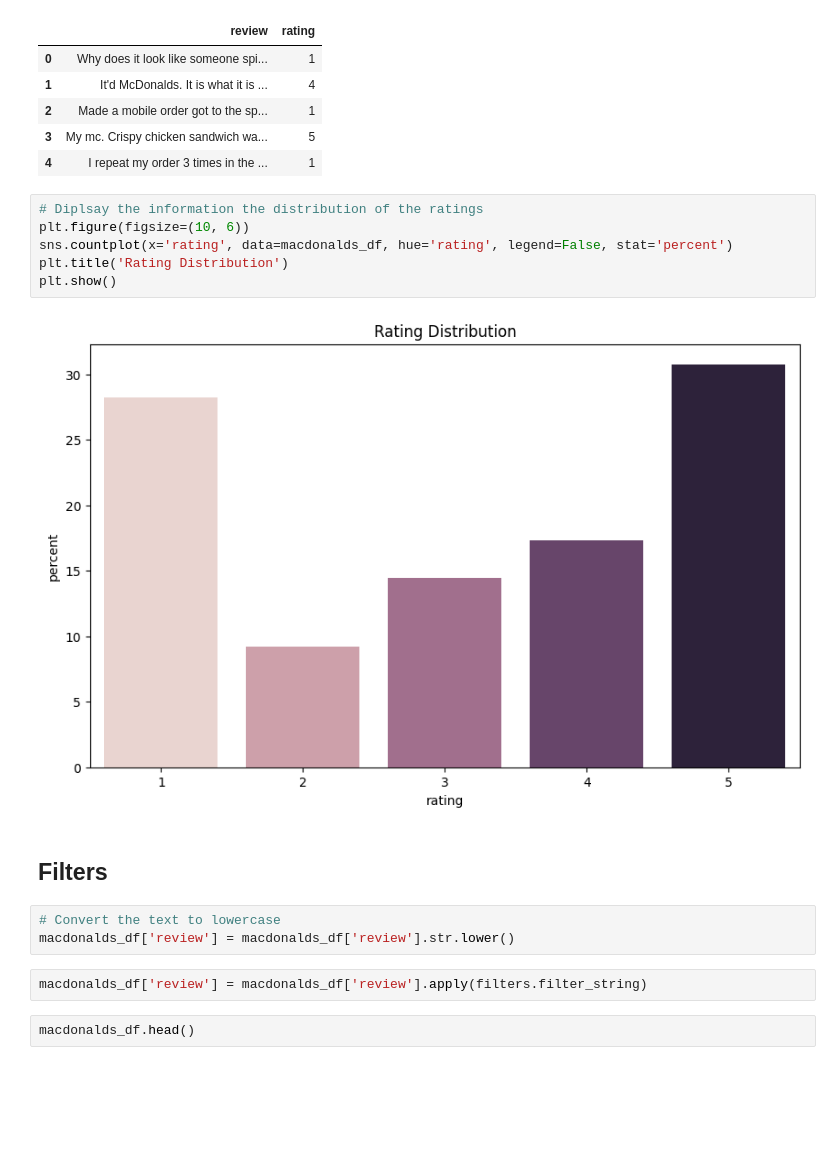
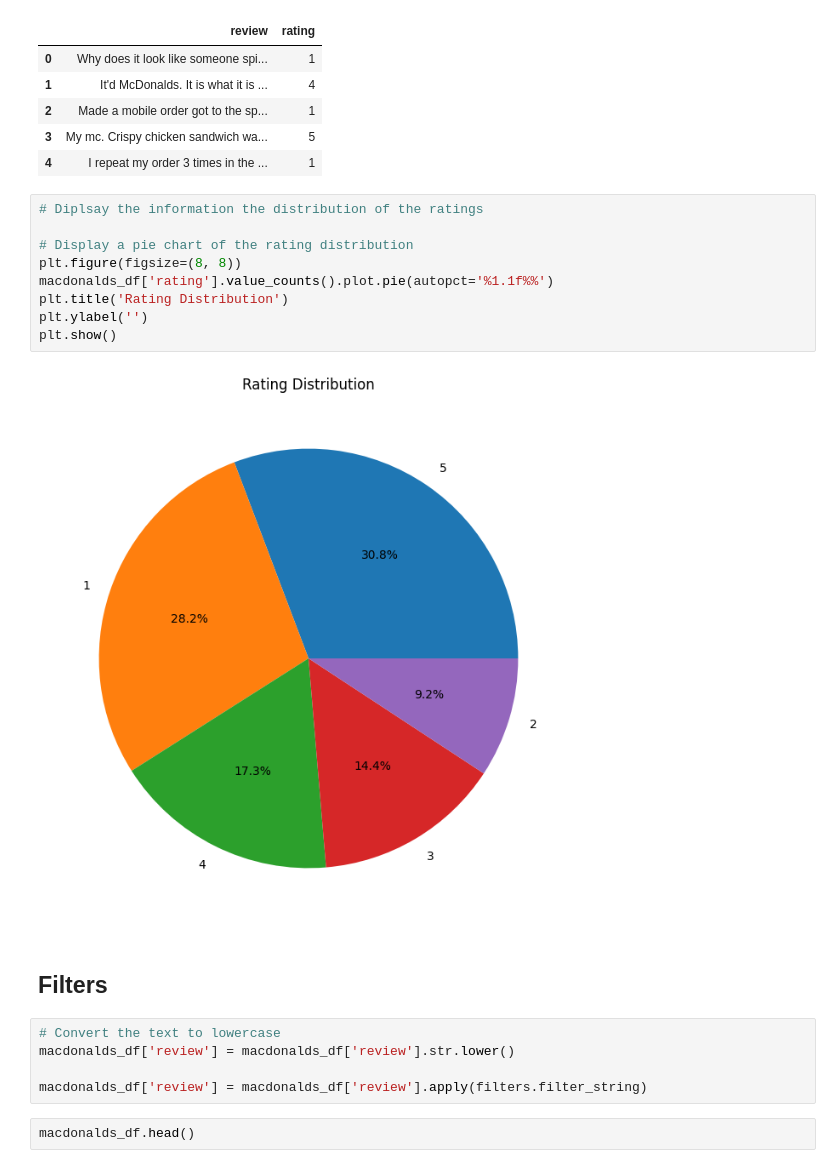
Before and after one commit to Gwme13/Business-project, a Jupyter notebook: Project.ipynb, the cells around one changed output. Cells and saved outputs as stored; diff of their text form; blank space fills up the shorter version.

```diff
--- a/Project.ipynb
+++ b/Project.ipynb
@@ -138,19 +160,22 @@ macdonalds_df.head()
 | 4 | I repeat my order 3 times in the ... | 1 |
 # %%
 # Diplsay the information the distribution of the ratings
-plt.figure(figsize=(10, 6))
-sns.countplot(x='rating', data=macdonalds_df, hue='rating', legend=False, stat='percent')
+
+# Display a pie chart of the rating distribution
+plt.figure(figsize=(8, 8))
+macdonalds_df['rating'].value_counts().plot.pie(autopct='%1.1f%%')
 plt.title('Rating Distribution')
+plt.ylabel('')
 plt.show()
 # %% [output]
-[figure, old version]
+[figure, new version]
 # %% [markdown]
 ## Filters
 # %%
 # Convert the text to lowercase
 macdonalds_df['review'] = macdonalds_df['review'].str.lower()
+
+macdonalds_df['review'] = macdonalds_df['review'].apply(filters.filter_string)
-# %%
-macdonalds_df['review'] = macdonalds_df['review'].apply(filters.filter_string)
 # %%
 macdonalds_df.head()
 # %% [output]
```
Also changed, not shown: parts of 24 cells of this notebook, 2 other files.
